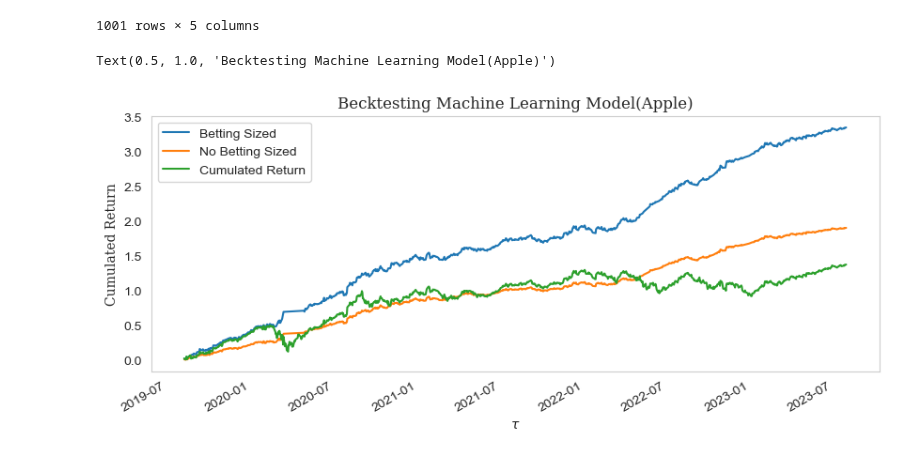
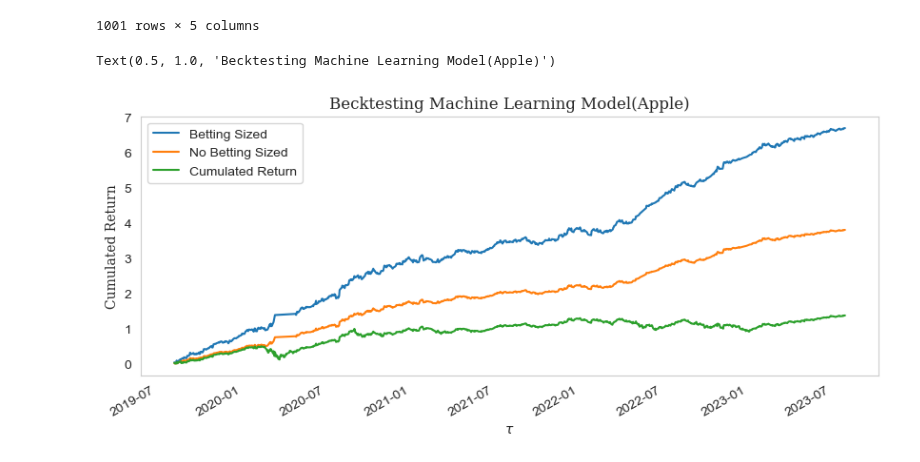
Before and after one commit to Tommylee1013/QUANTIFI, a Jupyter notebook: presentation/Regime change.ipynb, the cells around one changed output. Saved outputs shown, nothing was run; the diff lists cells and outputs as text; code cells hidden in the pictures.

```diff
--- a/presentation/Regime change.ipynb
+++ b/presentation/Regime change.ipynb
@@ -525,14 +525,14 @@ backtest
 1001 rows × 5 columns
 # %%
 plt.figure(figsize = (10,4))
-backtest[backtest['Predict'] == 1]['Backtest'].cumsum().plot(label = 'Betting Sized')
-(backtest[backtest['Predict'] == 1]['Return'].cumsum()/2).plot(label = 'No Betting Sized')
+(backtest[backtest['Predict'] == 1]['Backtest']*2).cumsum().plot(label = 'Betting Sized')
+backtest[backtest['Predict'] == 1]['Return'].cumsum().plot(label = 'No Betting Sized')
 backtest['Return'].cumsum().plot(label = 'Cumulated Return')
 plt.legend()
 plt.grid(False)
 plt.xlabel(r'$\tau$')
 plt.ylabel(r'Cumulated Return', fontfamily = 'Serif')
 plt.title('Becktesting Machine Learning Model(Apple)', fontsize = 12, fontfamily = 'Serif')
 # %% [output]
 Text(0.5, 1.0, 'Becktesting Machine Learning Model(Apple)')
-[figure, old version]
+[figure, new version]
```
Also changed, not shown: 1 other file.
